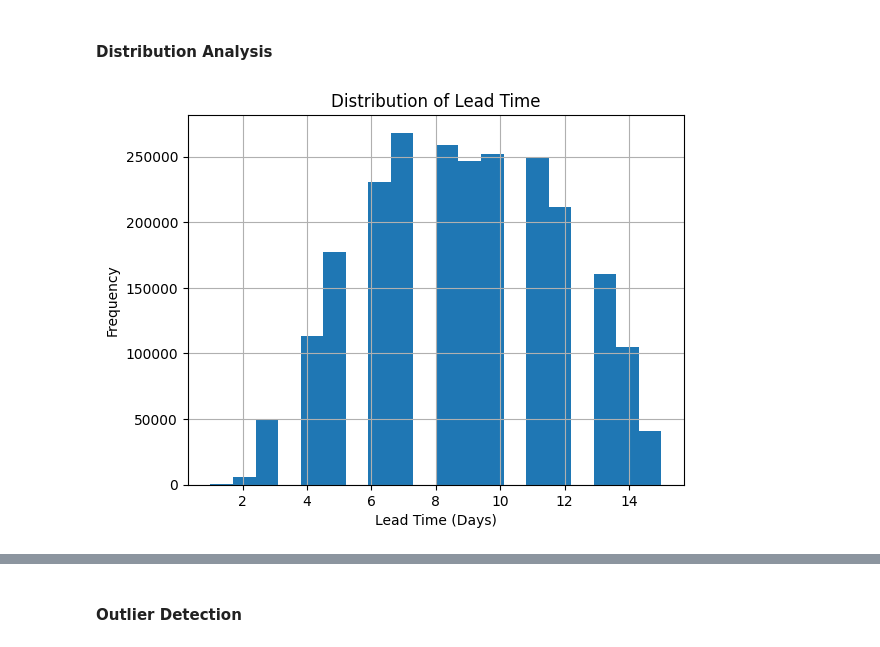
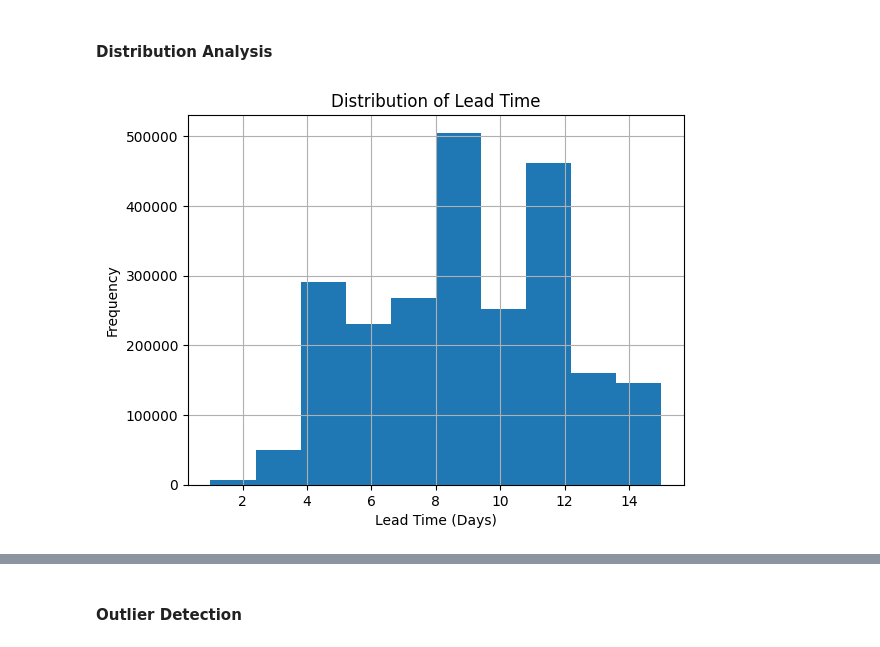
Before and after one commit to shipleaf/Business_Analytics, a Jupyter notebook: week05/01_Supplier_performance.ipynb, the cells around one changed output, grey strips where cells are left out. Saved outputs shown, nothing was run; the diff lists cells and outputs as text; code cells hidden in the pictures.

```diff
--- a/week05/01_Supplier_performance.ipynb
+++ b/week05/01_Supplier_performance.ipynb
@@ -14,7 +14,7 @@ import matplotlib.pyplot as plt
 import seaborn as sns
 import plotly.express as px
 # %%
-data = pd.read_csv('./data/PurchasesFINAL12312016.csv')
+data = pd.read_csv('../dataset/PurchasesFINAL12312016.csv')
 data.head()
 # %% [output]
 |  | InventoryId | Store | Brand | Description | Size | VendorNumber | VendorName | PONumber | PODate | ... |
@@ -383,12 +387,12 @@ print(len(df1.columns))
 #### Distribution Analysis
 # %%
 # Histogram to check the distribution of lead times
-df1['LeadTime'].hist(bins=20)
+df1['LeadTime'].hist(bins=10)
 plt.title('Distribution of Lead Time')
 plt.xlabel('Lead Time (Days)')
 plt.ylabel('Frequency')
 plt.show()
 # %% [output]
-[figure, old version]
+[figure, new version]
 # %%
 # Create a histogram - Top5
```
Also changed, not shown: parts of 11 cells of this notebook, 2 other files.
